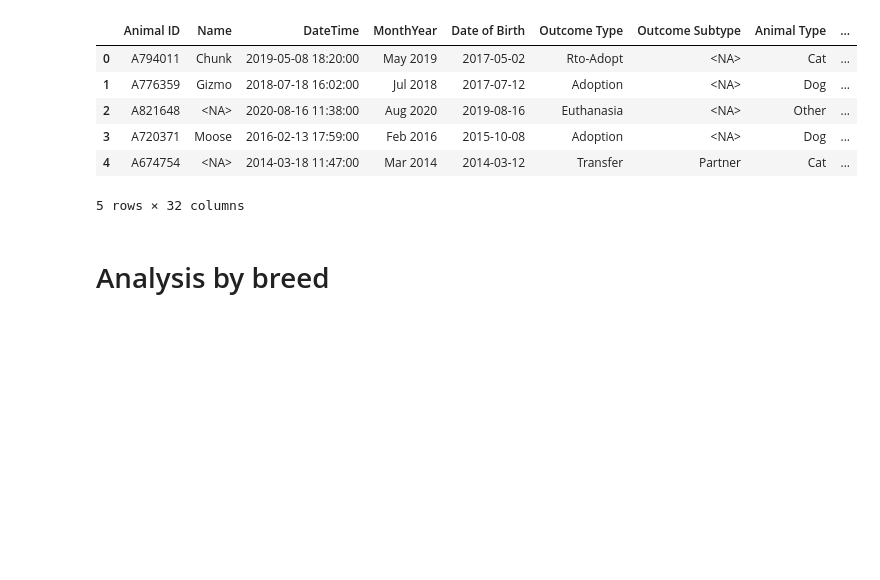
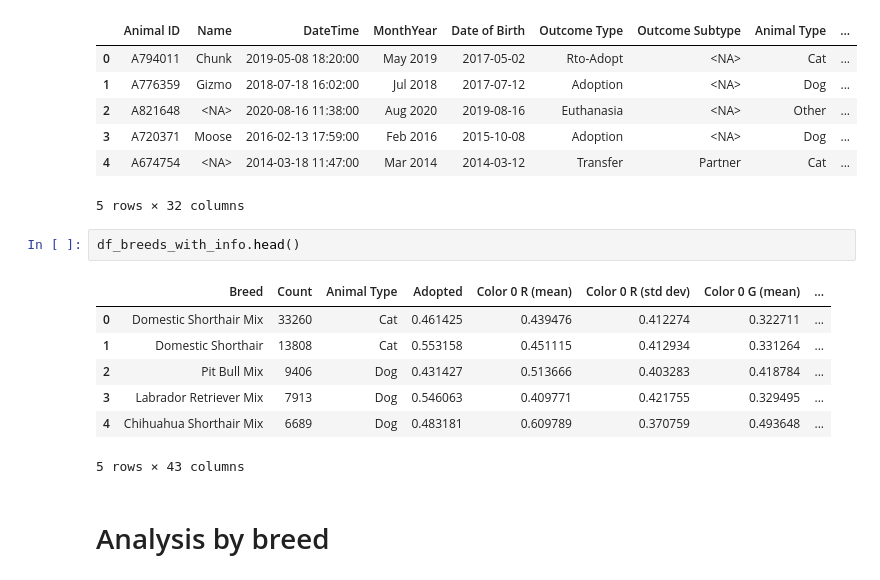
Before and after one commit to i12345/AustinAnimalCenterAnalysis, a Jupyter notebook: corr.ipynb, the cells around one changed output. Cells and saved outputs as stored; diff of their text form; blank space fills up the shorter version.

```diff
--- a/corr.ipynb
+++ b/corr.ipynb
@@ -39,6 +39,16 @@ memory usage: 35.1 MB
 | 3 | A720371 | Moose | 2016-02-13 17:59:00 | Feb 2016 | 2015-10-08 | Adoption | <NA> | Dog | ... |
 | 4 | A674754 | <NA> | 2014-03-18 11:47:00 | Mar 2014 | 2014-03-12 | Transfer | Partner | Cat | ... |
 5 rows × 32 columns
+# %%
+df_breeds_with_info.head()
+# %% [output]
+|  | Breed | Count | Animal Type | Adopted | Color 0 R (mean) | Color 0 R (std dev) | Color 0 G (mean) | ... |
+| 0 | Domestic Shorthair Mix | 33260 | Cat | 0.461425 | 0.439476 | 0.412274 | 0.322711 | ... |
+| 1 | Domestic Shorthair | 13808 | Cat | 0.553158 | 0.451115 | 0.412934 | 0.331264 | ... |
+| 2 | Pit Bull Mix | 9406 | Dog | 0.431427 | 0.513666 | 0.403283 | 0.418784 | ... |
+| 3 | Labrador Retriever Mix | 7913 | Dog | 0.546063 | 0.409771 | 0.421755 | 0.329495 | ... |
+| 4 | Chihuahua Shorthair Mix | 6689 | Dog | 0.483181 | 0.609789 | 0.370759 | 0.493648 | ... |
+5 rows × 43 columns
 # %% [markdown]
 # Analysis by breed
 # %% [markdown]
```
Also changed, not shown: parts of 2 cells of this notebook.
